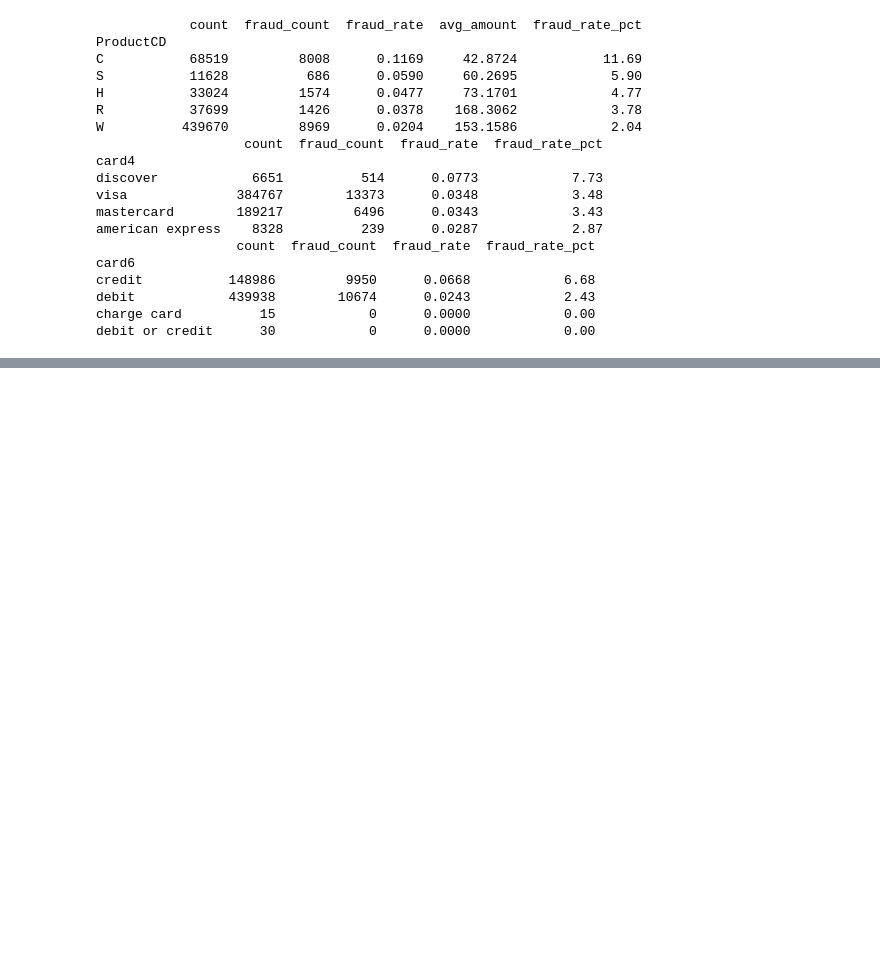
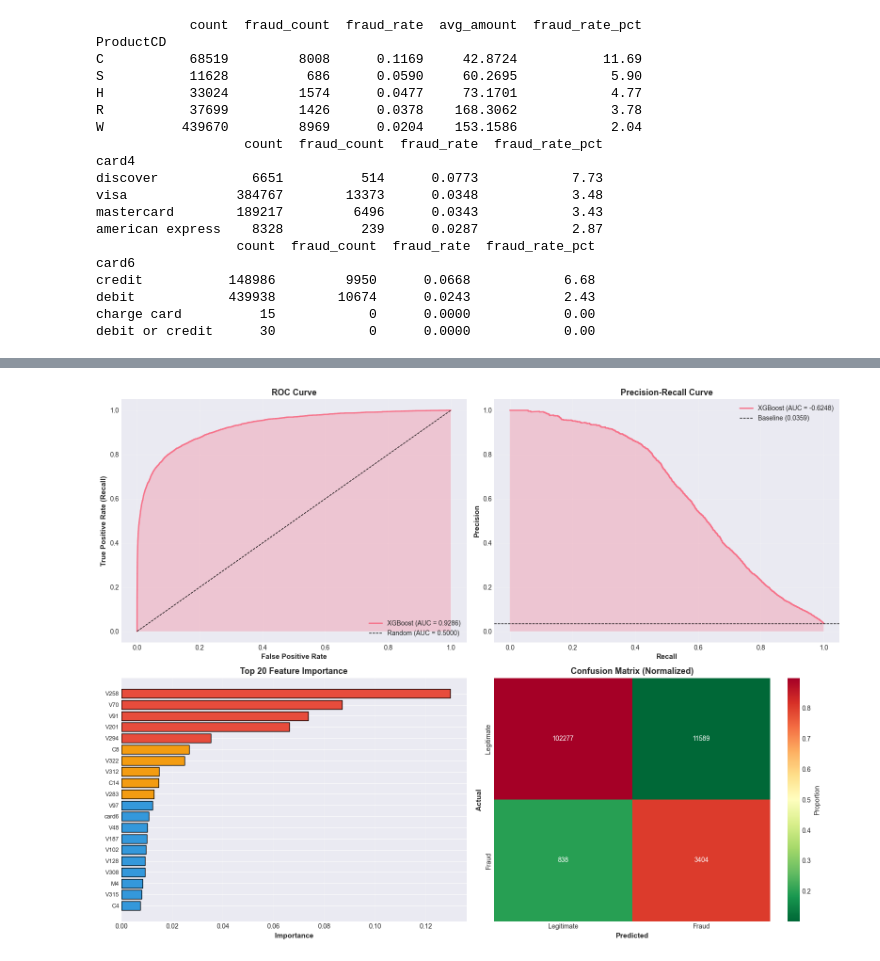
Before and after one commit to Don-Alvin/fraud-detection-system, a Jupyter notebook: research/notebooks/01_data_exploration.ipynb, the cells around one changed output, grey strips where cells are left out. Drawn from its saved outputs; the diff is of its cells as text; code cells hidden in the pictures; blank space fills up the shorter version.

Commit message:
Baseline model with xgboost

```diff
--- a/research/notebooks/01_data_exploration.ipynb
+++ b/research/notebooks/01_data_exploration.ipynb
@@ -717,0 +795,18 @@ debit or credit      30            0      0.0000            0.00
+# %%
+# Model Evaluation
+y_pred_proba = model.predict_proba(X_test)[:, 1]
+y_pred = model.predict(X_test)
+
+# ROC-AUC
+roc_auc = roc_auc_score(y_test, y_pred_proba)
+print(f"ROC-AUC Score: {roc_auc:.4f}")
+
+# Confusion Matrix
+cm = confusion_matrix(y_test, y_pred)
+tn, fp, fn, tp = cm.ravel()
+print(f"True negatives: {tn} transactions were correctly identified as legitimate transactions")
+print(f"True positives: {tp} transactions were correctly flagged as fraud")
+print(f"False positives: {fp} transactions were falsely flagged as fraud")
+print(f"False negatives: {fn} transactions were falsely identified as legitimate transactions")
+
+print(classification_report(y_test, y_pred, target_names=['Legitimate', 'Fraud'], digits=4))
@@ -717,0 +896,63 @@ debit or credit      30            0      0.0000            0.00
+# %%
+# Visualize results
+print("=" * 80)
+print("VISUALIZING MODEL PERFORMANCE")
+print("=" * 80)
+
+fig, axes = plt.subplots(2, 2, figsize=(16, 12))
+
+# Plot 1: ROC Curve
+fpr, tpr, thresholds_roc = roc_curve(y_test, y_pred_proba)
+
+axes[0, 0].plot(fpr, tpr, linewidth=2, label=f'XGBoost (AUC = {roc_auc:.4f})')
+axes[0, 0].plot([0, 1], [0, 1], 'k--', linewidth=1, label='Random (AUC = 0.5000)')
+axes[0, 0].fill_between(fpr, tpr, alpha=0.3)
+axes[0, 0].set_xlabel('False Positive Rate', fontweight='bold', fontsize=11)
+axes[0, 0].set_ylabel('True Positive Rate (Recall)', fontweight='bold', fontsize=11)
+axes[0, 0].set_title('ROC Curve', fontweight='bold', fontsize=13)
+axes[0, 0].legend(loc='lower right')
+axes[0, 0].grid(True, alpha=0.3)
+
+# Plot 2: Precision-Recall Curve
+precision_curve, recall_curve, thresholds_pr = precision_recall_curve(y_test, y_pred_proba)
+pr_auc = np.trapezoid(precision_curve, recall_curve)
+
+axes[0, 1].plot(recall_curve, precision_curve, linewidth=2,
+                label=f'XGBoost (AUC = {pr_auc:.4f})')
+axes[0, 1].axhline(y=y_test.mean(), color='k', linestyle='--', linewidth=1,
+                   label=f'Baseline ({y_test.mean():.4f})')
+axes[0, 1].fill_between(recall_curve, precision_curve, alpha=0.3)
+axes[0, 1].set_xlabel('Recall', fontweight='bold', fontsize=11)
+axes[0, 1].set_ylabel('Precision', fontweight='bold', fontsize=11)
+axes[0, 1].set_title('Precision-Recall Curve', fontweight='bold', fontsize=13)
+axes[0, 1].legend(loc='upper right')
+axes[0, 1].grid(True, alpha=0.3)
+
+# Plot 3: Feature Importance (Top 20)
+top_20_features = importance_df.head(20)
+colors = ['#e74c3c' if i < 5 else '#f39c12' if i < 10 else '#3498db'
+          for i in range(len(top_20_features))]
+
+axes[1, 0].barh(range(len(top_20_features)), top_20_features['importance'],
+                color=colors, edgecolor='black')
+axes[1, 0].set_yticks(range(len(top_20_features)))
+axes[1, 0].set_yticklabels(top_20_features['feature'], fontsize=9)
+axes[1, 0].set_xlabel('Importance', fontweight='bold', fontsize=11)
+axes[1, 0].set_title('Top 20 Feature Importance', fontweight='bold', fontsize=13)
+axes[1, 0].invert_yaxis()
+axes[1, 0].grid(True, alpha=0.3, axis='x')
+
+cm_normalized = cm.astype('float') / cm.sum(axis=1)[:, np.newaxis]
+import seaborn as sns
+sns.heatmap(cm_normalized, annot=cm, fmt='d', cmap='RdYlGn_r',
+xticklabels=['Legitimate', 'Fraud'],
+yticklabels=['Legitimate', 'Fraud'],
+cbar_kws={'label': 'Proportion'},
+ax=axes[1, 1])
+axes[1, 1].set_ylabel('Actual', fontweight='bold', fontsize=11)
+axes[1, 1].set_xlabel('Predicted', fontweight='bold', fontsize=11)
+axes[1, 1].set_title('Confusion Matrix (Normalized)', fontweight='bold', fontsize=13)
+plt.tight_layout()
+plt.show()
+print("\n✅ Visualizations created!")
+# %% [output]
@@ -717,0 +962 @@ debit or credit      30            0      0.0000            0.00
+[figure, added]
```
Also changed, not shown: parts of 9 cells of this notebook, 2 other files.
